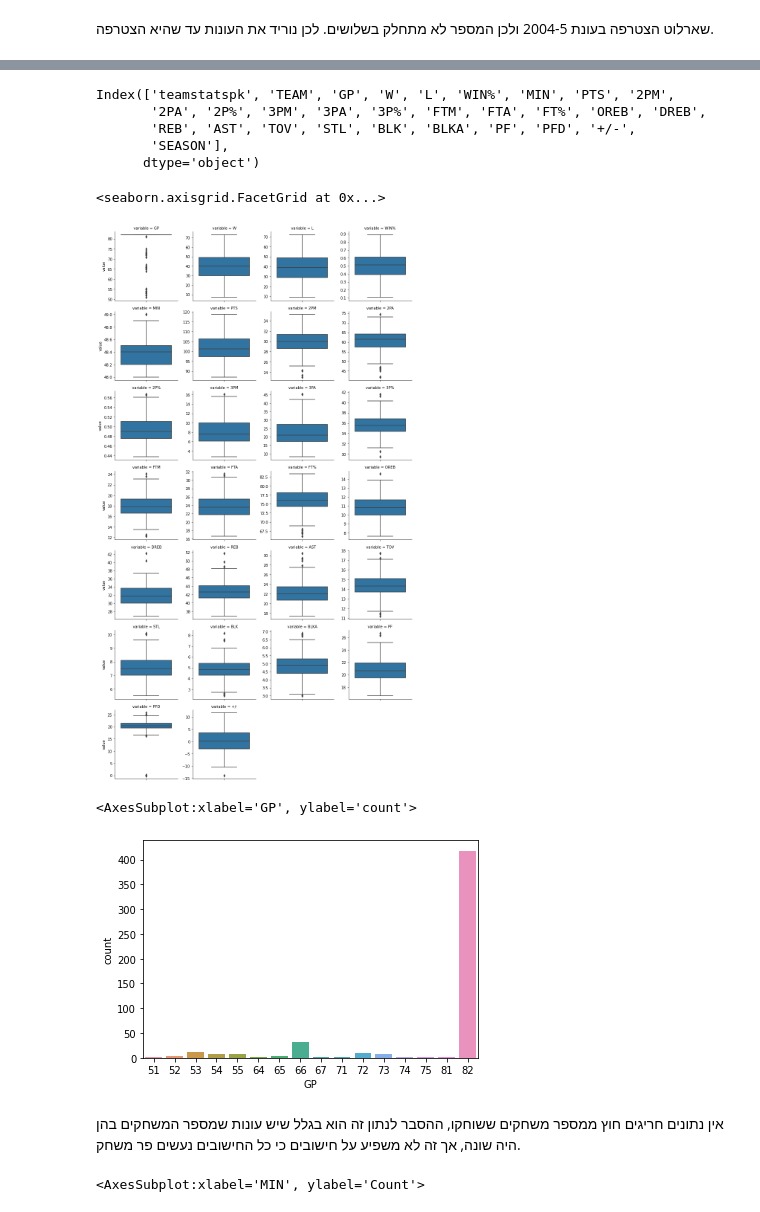
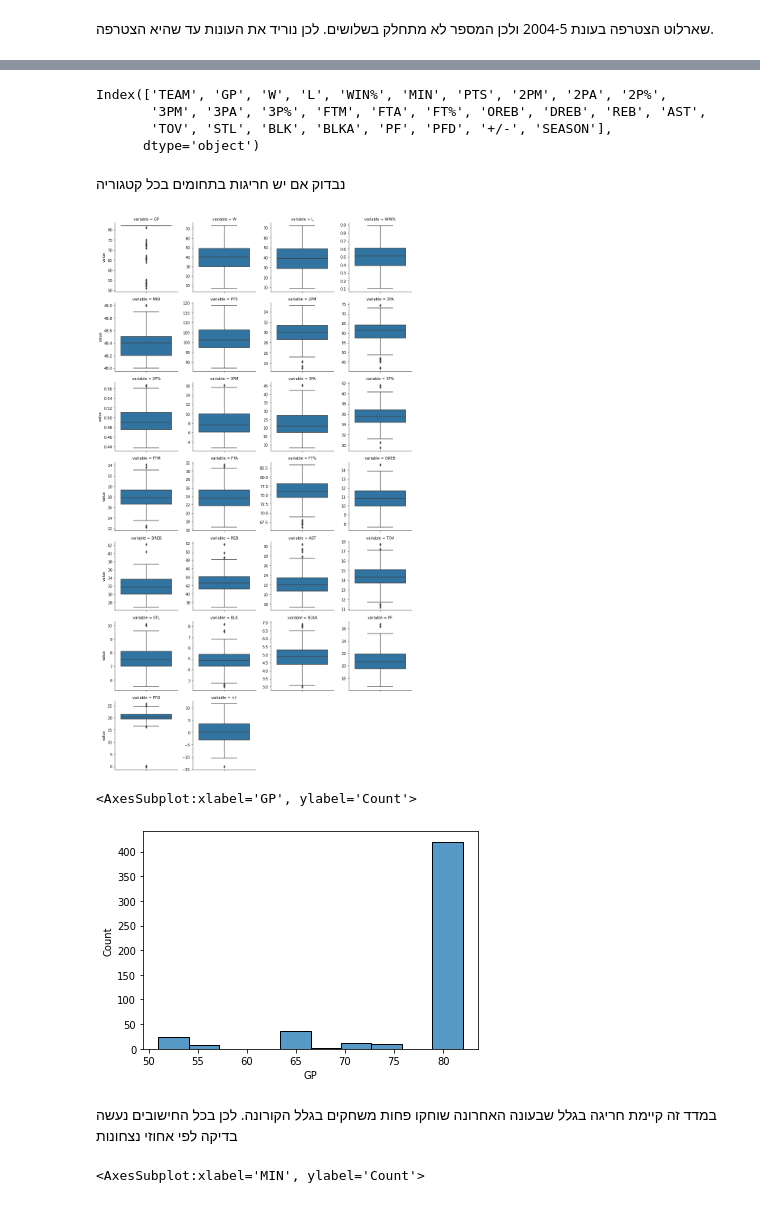
Before and after one commit to eytanmuzafi/data-science, a Jupyter notebook: project.ipynb, the cells around one changed output, grey strips where cells are left out. Cells and saved outputs as stored; diff of their text form; code cells hidden in the pictures.

```diff
--- a/project.ipynb
+++ b/project.ipynb
@@ -119,5 +83,8 @@ nba_stat
 # %%
+nba_stat.set_index('TEAM', inplace=True)
 nba_stat.rename(index = {"LA Clippers": "Los Angeles Clippers",
                      "Seattle SuperSonics":"Oklahoma City Thunder","New Jersey Nets": "Brooklyn Nets",
                      "Charlotte Bobcats":"Charlotte Hornets","New Orleans Hornets": "New Orleans Pelicans","New Orleans/Oklahoma City Hornets": "New Orleans Pelicans"},
                                  inplace = True)
+# %%
+nba_stat=nba_stat.reset_index()
@@ -129,14 +100,17 @@ nba_stat['FGA']=nba_stat['FGA']-nba_stat['3PA']
 nba_stat = nba_stat.rename(columns={'FGM':'2PM','FGA':'2PA'})
 nba_stat['FG%']=nba_stat['2PM']/nba_stat['2PA']
 nba_stat = nba_stat.rename(columns={'FG%':'2P%'})
+# %%
+nba_stat.drop(labels='teamstatspk',axis=1,inplace=True)
 # %%
 nba_stat.columns
 # %% [output]
-Index(['teamstatspk', 'TEAM', 'GP', 'W', 'L', 'WIN%', 'MIN', 'PTS', '2PM',
-       '2PA', '2P%', '3PM', '3PA', '3P%', 'FTM', 'FTA', 'FT%', 'OREB', 'DREB',
-       'REB', 'AST', 'TOV', 'STL', 'BLK', 'BLKA', 'PF', 'PFD', '+/-',
-       'SEASON'],
+Index(['TEAM', 'GP', 'W', 'L', 'WIN%', 'MIN', 'PTS', '2PM', '2PA', '2P%',
+       '3PM', '3PA', '3P%', 'FTM', 'FTA', 'FT%', 'OREB', 'DREB', 'REB', 'AST',
+       'TOV', 'STL', 'BLK', 'BLKA', 'PF', 'PFD', '+/-', 'SEASON'],
       dtype='object')
+# %% [markdown]
+נבדוק אם יש חריגות בתחומים בכל קטגוריה
 # %%
 features = ['TEAM', 'GP', 'W', 'L', 'WIN%', 'MIN', 'PTS', '2PM',
        '2PA', '2P%', '3PM', '3PA', '3P%', 'FTM', 'FTA', 'FT%', 'OREB', 'DREB',
@@ -144,17 +118,16 @@ features = ['TEAM', 'GP', 'W', 'L', 'WIN%', 'MIN', 'PTS', '2PM',
 melted_nba_stat= pd.melt(nba_stat[features], id_vars = 'TEAM', value_vars = features)
 # %%
 ans = sns.FacetGrid(data = melted_nba_stat, col="variable",  col_wrap=4,sharey=False)
-ans.map_dataframe(sns.boxplot, y = 'value')
+ans.map_dataframe(sns.boxplot, y = 'value');
 # %% [output]
-<seaborn.axisgrid.FacetGrid at 0x...>
 [figure]
 # %%
-sns.countplot( x = 'GP', data = nba_stat)
+sns.histplot( x = 'GP', data = nba_stat)
 # %% [output]
-<AxesSubplot:xlabel='GP', ylabel='count'>
+<AxesSubplot:xlabel='GP', ylabel='Count'>
-[figure, old version]
+[figure, new version]
 # %% [markdown]
-אין נתונים חריגים חוץ ממספר משחקים ששוחקו, ההסבר לנתון זה הוא בגלל שיש עונות שמספר המשחקים בהן היה שונה, אך זה לא משפיע על חישובים כי כל החישובים נעשים פר משחק.
+במדד זה קיימת חריגה בגלל שבעונה האחרונה שוחקו פחות משחקים בגלל הקורונה. לכן בכל החישובים נעשה בדיקה לפי אחוזי נצחונות
 # %%
 sns.histplot( x = 'MIN', data = nba_stat)
 # %% [output]
```
Also changed, not shown: parts of 72 cells of this notebook.
